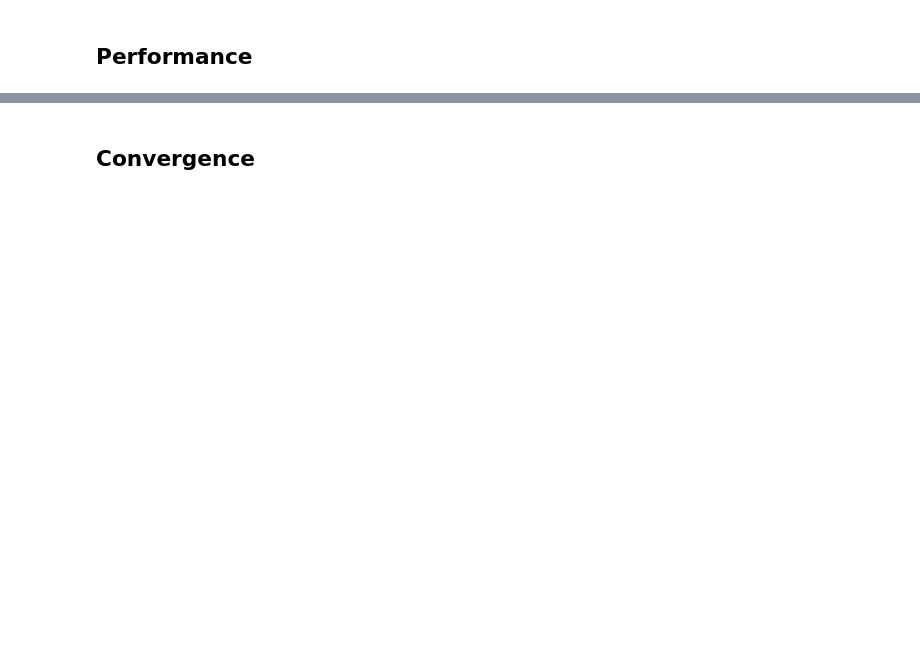
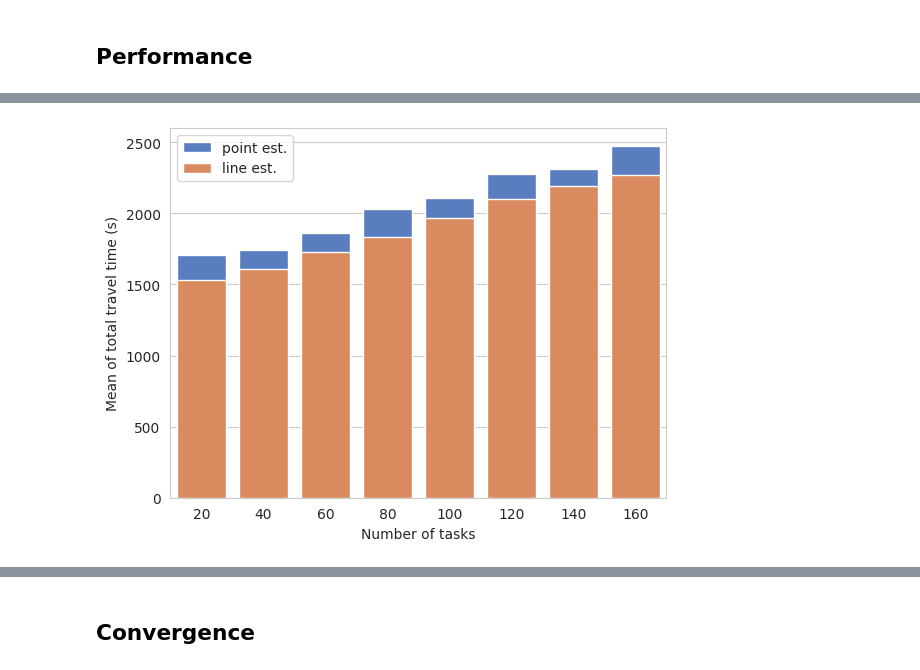
Before and after one commit to kasperg3/trajallocpy, a Jupyter notebook: plot_benchmarks.ipynb, the cells around one changed output, grey strips where cells are left out. Drawn from its saved outputs; the diff is of its cells as text; code cells hidden in the pictures; blank space fills up the shorter version.

```diff
--- a/plot_benchmarks.ipynb
+++ b/plot_benchmarks.ipynb
@@ -54,0 +37,49 @@ fig.set(xlabel='Total travel time (s)', ylabel='Number of tasks')
+# %%
+import pandas as pd
+import matplotlib.pyplot as plt
+
+ours_naive_df = pd.read_csv("benchmarks/ours_naive_2robots_1200capacity_AC300.csv")
+ours_naive_1r_df = pd.read_csv("benchmarks/ours_naive_1robots_infcapacity_AC300.csv")
+ours_naive_4r_df = pd.read_csv("benchmarks/ours_naive_4robots_600capacity_AC300.csv")
+ours_df = pd.read_csv("benchmarks/ours_2robots_1200capacity_AC300.csv")
+ours_1r_df = pd.read_csv("benchmarks/ours_1robots_infcapacity_AC300.csv")
+ours_4r_df = pd.read_csv("benchmarks/ours_4robots_600capacity_AC300.csv")
+
+df1 = pd.concat(
+    [
+        ours_df.assign(dataset="line est.").assign(n_robots="1 robot"),
+        ours_df.assign(dataset="line est.").assign(n_robots="2 robots"),
+        ours_4r_df.assign(dataset="line est.").assign(n_robots="4 robots"),
+    ]
+)
+
+df2 = pd.concat(
+    [
+        ours_naive_df.assign(dataset="point est.").assign(n_robots="1 robot"),
+        ours_naive_df.assign(dataset="point est.").assign(n_robots="2 robots"),
+        ours_naive_4r_df.assign(dataset="point est.").assign(n_robots="4 robots"),
+    ]
+)
+
+# Combine the two DataFrames into one
+df = pd.concat([df1, df2], keys=['line est.', 'point est.']).reset_index()
+
+# Divide the DataFrame into bins of size 5
+bins = range(20, 199, 20)
+labels = [f'{i}' for i in bins[:-1]]
+df['group'] = pd.cut(df['num_tasks'], bins=bins, labels=labels)
+
+# Create a pivot table to calculate the mean income for each age group and dataset
+pivot_df = pd.pivot_table(df, values='totalRouteCosts', index='group', columns='level_0', aggfunc='mean')
+
+# Create a stacked bar chart with error bars using seaborn
+
+sns.barplot(x=pivot_df.index, y=pivot_df['point est.'], color=(0.2823529411764706, 0.47058823529411764, 0.8156862745098039), label='point est.')
+sns.barplot(x=pivot_df.index, y=pivot_df['line est.'], color=(0.9333333333333333, 0.5215686274509804, 0.2901960784313726), label='line est.')
+
+plt.xlabel('Number of tasks')
+plt.ylabel('Mean of total travel time (s)')
+plt.legend()
+plt.show()
+# %% [output]
+[figure, added]
```
Also changed, not shown: parts of 10 cells of this notebook, 9 other files.
